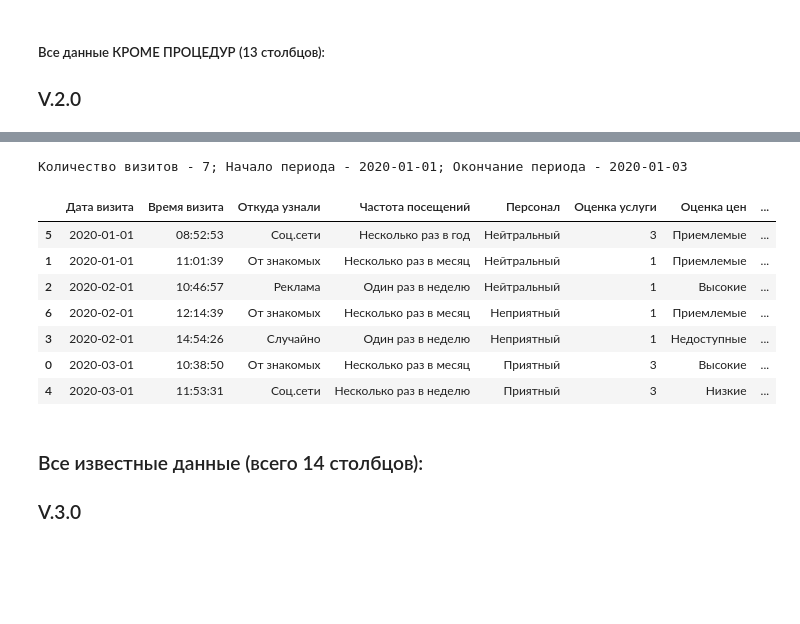
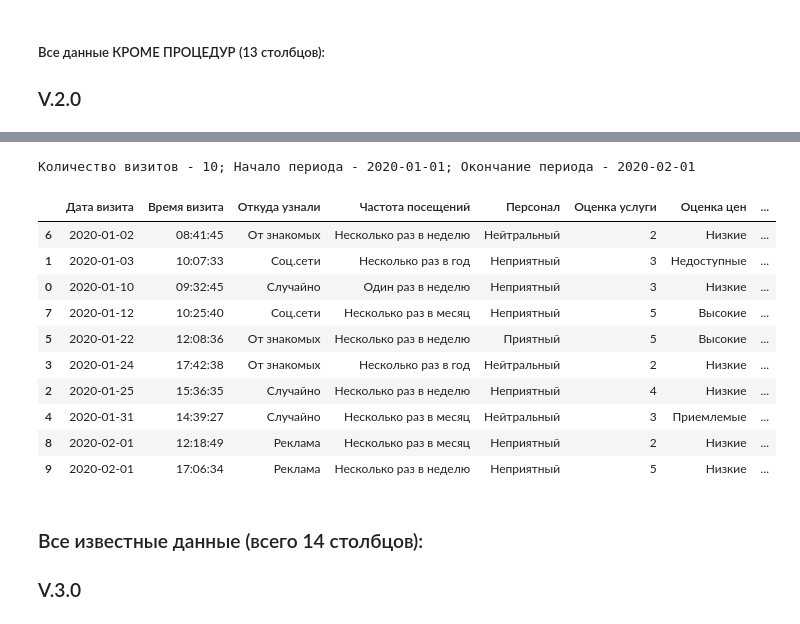
Before and after one commit to ayaweb7/beauty_salon, a Jupyter notebook: beauty_analytics.ipynb, the cells around one changed output, grey strips where cells are left out. Cells and saved outputs as stored; diff of their text form; code cells hidden in the pictures; blank space fills up the shorter version.

Commit message:
Form generation Good

```diff
--- a/beauty_analytics.ipynb
+++ b/beauty_analytics.ipynb
@@ -724,6 +800,6 @@ income
 ##### Сначала одни даты:
 ### V.1.0
 # %%
-number_of_visits = random.randint(3, 10)
-number_of_visits
+number_of_visits_1 = random.randint(3, 10)
+number_of_visits_1
 # %% [output]
@@ -734,9 +810,9 @@ number_of_visits
 dates_of_visits = []
 
 start_date = datetime(2020, 1, 1)
-end_date = datetime(2020, 1, 2)
+end_date = datetime(2020, 3, 1)
 
-while len(dates_of_visits) < number_of_visits:
+while len(dates_of_visits) < number_of_visits_1:
 
 # Используем ранее объявленные функции для генерации даты и времени:
     date_of_visits = random_date_1(start_date, end_date)
@@ -751,13 +827,13 @@ while len(dates_of_visits) < number_of_visits:
     dates_of_visits.append([date_of_visits, time_of_visits])
 
 
-print('Количество визитов - {}; Начало периода - {}; Окончание периода - {}'.format(number_of_visits,
+print('Количество визитов - {}; Начало периода - {}; Окончание периода - {}'.format(number_of_visits_1,
                                                                                     start_date.date(),
                                                                                     end_date.date()))
 
 # создаем и выводим DataFrame с данными о сотрудниках
 form = pd.DataFrame(dates_of_visits, columns=['Дата визита', 'Время визита'])
-form['Дата визита'] = pd.to_datetime(form['Дата визита'])
+form['Дата визита'] = pd.to_datetime(form['Дата визита'], dayfirst=True )
 
 # сортируем данные по столбцу 'Дата визита'
 form = form.sort_values(['Дата визита', 'Время визита'], ascending=[True, True])
@@ -811,7 +883,7 @@ incomes = ['менее 30 тысяч', 'от 30 тысяч до 100 тысяч',
 
 # Вручную определяем интервал между датами:
 start_date = datetime(2020, 1, 1)
-end_date = datetime(2020, 1, 3)
+end_date = datetime(2020, 2, 1)
 
 while len(dates_of_visits_2) < number_of_visits_2:
 
@@ -842,42 +914,45 @@ while len(dates_of_visits_2) < number_of_visits_2:
 #         procedures.remove(procedure_one[0])
 
 # Формируем список списков из анкетных данных:
 #     dates_of_visits_2.append([date_of_visits, time_of_visits, knowledge, visit,
 #                               staff, procedure, quality, price,
 #                               offer, gender, age, status, income])
     dates_of_visits_2.append([date_of_visits, time_of_visits, knowledge, visit,
                               staff, quality, price,
                               offer, gender, age, status, income])
 
 
 print('Количество визитов - {}; Начало периода - {}; Окончание периода - {}'.format(number_of_visits_2,
                                                                                     start_date.date(),
                                                                                     end_date.date()))
 
 # создаем и выводим DataFrame с данными о сотрудниках
 # form_2 = pd.DataFrame(dates_of_visits_2, columns=['Дата визита', 'Время визита', 'Откуда узнали', 'Частота посещений',
 #                                               'Персонал', 'Процедуры', 'Оценка услуги', 'Оценка цен',
 #                                               'Предложения', 'Пол', 'Возраст', 'Статус', 'Доход'])
 form_2 = pd.DataFrame(dates_of_visits_2, columns=['Дата визита', 'Время визита', 'Откуда узнали', 'Частота посещений',
                                               'Персонал', 'Оценка услуги', 'Оценка цен',
                                               'Предложения', 'Пол', 'Возраст', 'Статус', 'Доход'])
-form_2['Дата визита'] = pd.to_datetime(form_2['Дата визита'])
+form_2['Дата визита'] = pd.to_datetime(form_2['Дата визита'], dayfirst=True)
 
 # сортируем данные по столбцу 'Дата визита'
 form_2 = form_2.sort_values(['Дата визита', 'Время визита'], ascending=[True, True])
 # print(form)
 
 form_2
 # %% [output]
-Количество визитов - 7; Начало периода - 2020-01-01; Окончание периода - 2020-01-03
+Количество визитов - 10; Начало периода - 2020-01-01; Окончание периода - 2020-02-01
 |  | Дата визита | Время визита | Откуда узнали | Частота посещений | Персонал | Оценка услуги | Оценка цен | ... |
-| 5 | 2020-01-01 | 08:52:53 | Соц.сети | Несколько раз в год | Нейтральный | 3 | Приемлемые | ... |
-| 1 | 2020-01-01 | 11:01:39 | От знакомых | Несколько раз в месяц | Нейтральный | 1 | Приемлемые | ... |
-| 2 | 2020-02-01 | 10:46:57 | Реклама | Один раз в неделю | Нейтральный | 1 | Высокие | ... |
-| 6 | 2020-02-01 | 12:14:39 | От знакомых | Несколько раз в месяц | Неприятный | 1 | Приемлемые | ... |
-| 3 | 2020-02-01 | 14:54:26 | Случайно | Один раз в неделю | Неприятный | 1 | Недоступные | ... |
-| 0 | 2020-03-01 | 10:38:50 | От знакомых | Несколько раз в месяц | Приятный | 3 | Высокие | ... |
-| 4 | 2020-03-01 | 11:53:31 | Соц.сети | Несколько раз в неделю | Приятный | 3 | Низкие | ... |
+| 6 | 2020-01-02 | 08:41:45 | От знакомых | Несколько раз в неделю | Нейтральный | 2 | Низкие | ... |
+| 1 | 2020-01-03 | 10:07:33 | Соц.сети | Несколько раз в год | Неприятный | 3 | Недоступные | ... |
+| 0 | 2020-01-10 | 09:32:45 | Случайно | Один раз в неделю | Неприятный | 3 | Низкие | ... |
+| 7 | 2020-01-12 | 10:25:40 | Соц.сети | Несколько раз в месяц | Неприятный | 5 | Высокие | ... |
+| 5 | 2020-01-22 | 12:08:36 | От знакомых | Несколько раз в неделю | Приятный | 5 | Высокие | ... |
+| 3 | 2020-01-24 | 17:42:38 | От знакомых | Несколько раз в год | Нейтральный | 2 | Низкие | ... |
+| 2 | 2020-01-25 | 15:36:35 | Случайно | Несколько раз в неделю | Неприятный | 4 | Низкие | ... |
+| 4 | 2020-01-31 | 14:39:27 | Случайно | Несколько раз в месяц | Нейтральный | 3 | Приемлемые | ... |
+| 8 | 2020-02-01 | 12:18:49 | Реклама | Несколько раз в месяц | Неприятный | 2 | Низкие | ... |
+| 9 | 2020-02-01 | 17:06:34 | Реклама | Несколько раз в неделю | Неприятный | 5 | Низкие | ... |
 # %% [markdown]
 ### Все известные данные (всего 14 столбцов):
 ### V.3.0
```
Also changed, not shown: parts of 60 cells of this notebook, 3 other files.
